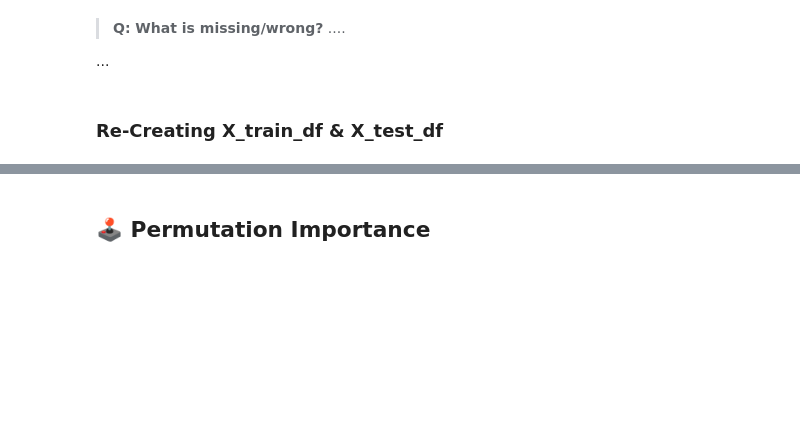
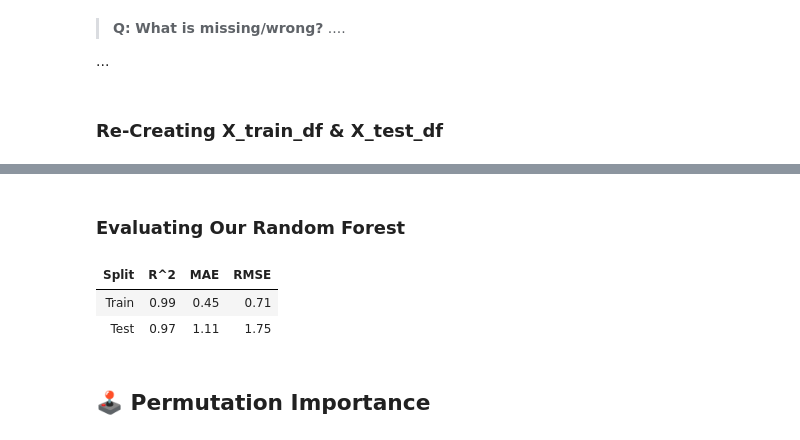
Before and after one commit to coding-dojo-data-science/data-viz-model-insights-codealongs-life-expectancy, a Jupyter notebook: Solutions/SOLUTIONS-Wk1-L02-CodeAlong-Life Expectancy.ipynb, the cells around one changed output, grey strips where cells are left out. Saved outputs shown, nothing was run; the diff lists cells and outputs as text; code cells hidden in the pictures; blank space fills up the shorter version.

```diff
--- a/Solutions/SOLUTIONS-Wk1-L02-CodeAlong-Life Expectancy.ipynb
+++ b/Solutions/SOLUTIONS-Wk1-L02-CodeAlong-Life Expectancy.ipynb
@@ -215,3 +224,12 @@ X_train_proc.head()
+# %% [markdown]
+### Evaluating Our Random Forest
+# %%
+## evaluate the random forest
+evaluate_regression(rf_reg, X_train_proc, y_train, X_test_proc, y_test)
+# %% [output]
+| Split | R^2 | MAE | RMSE |
+| Train | 0.99 | 0.45 | 0.71 |
+| Test | 0.97 | 1.11 | 1.75 |
 # %% [markdown]
 ## 🕹️  Permutation Importance
 # %%
```
Also changed, not shown: parts of 24 cells of this notebook, 3 other files.
